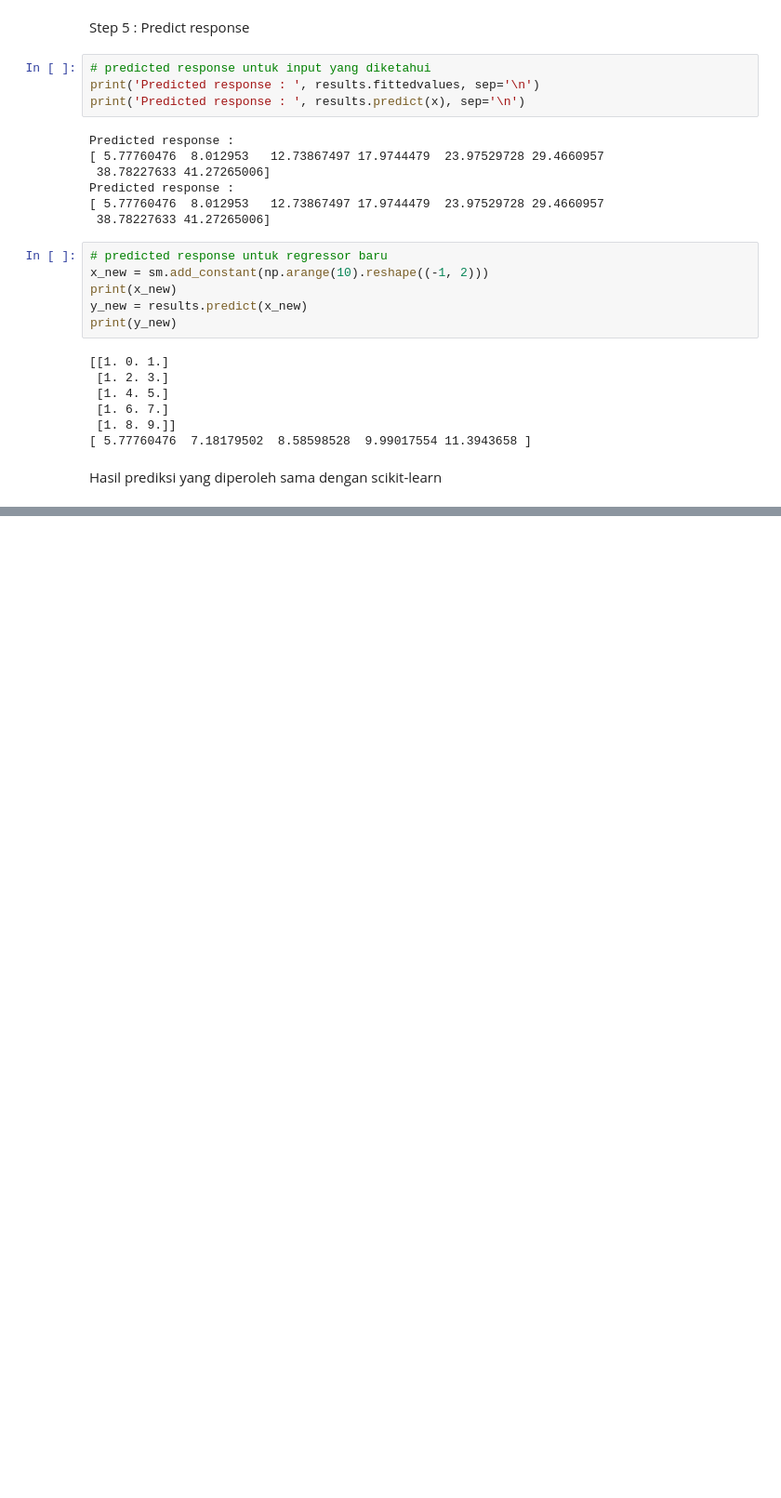
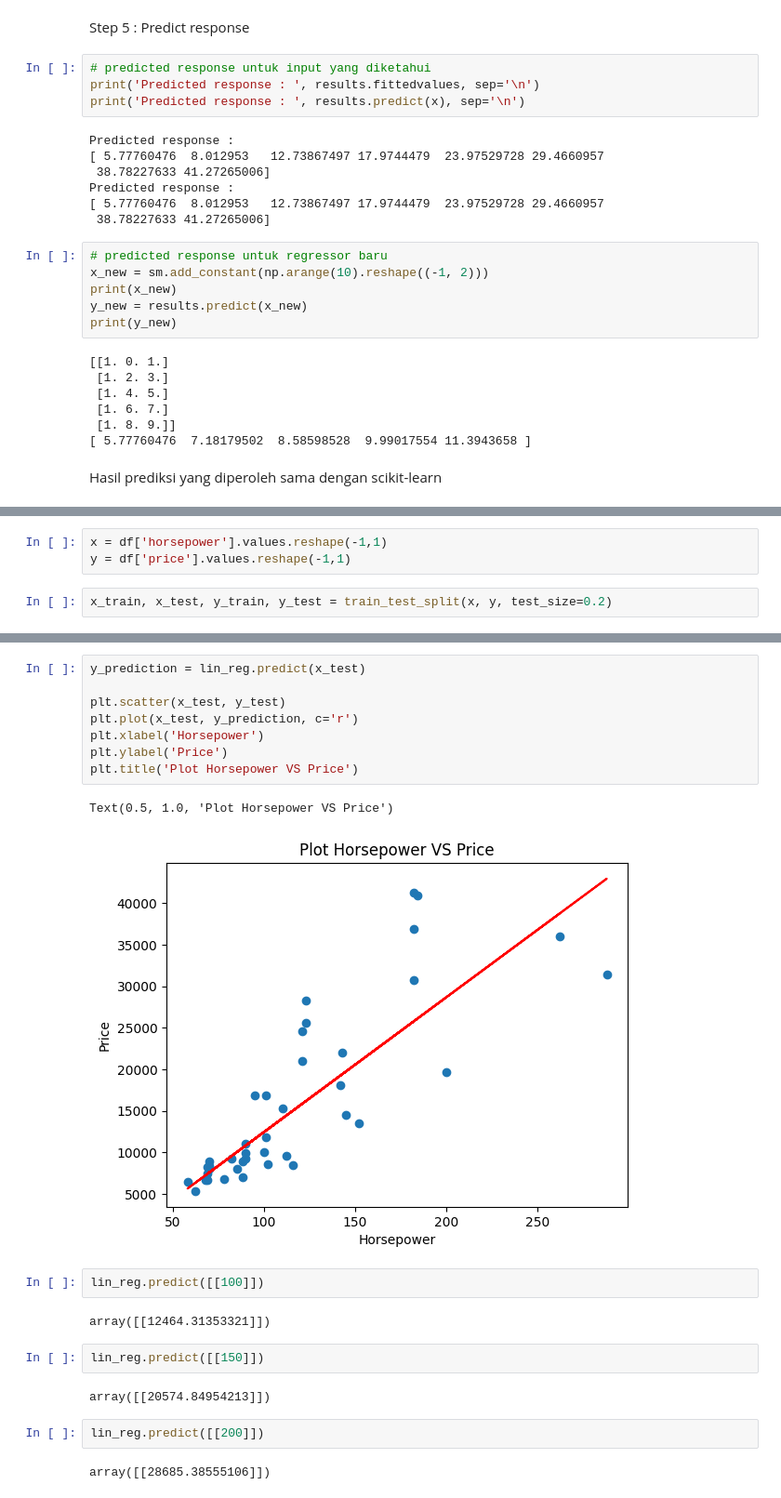
Before and after one commit to kireikharisma/H8_3, a Jupyter notebook: sesi11.ipynb, the cells around one changed output, grey strips where cells are left out. Shown: that part at 93% size. Cells and saved outputs as stored; diff of their text form; blank space fills up the shorter version.

```diff
--- a/sesi11.ipynb
+++ b/sesi11.ipynb
@@ -459,0 +684,5 @@ Hasil prediksi yang diperoleh sama dengan scikit-learn
+# %%
+x = df['horsepower'].values.reshape(-1,1)
+y = df['price'].values.reshape(-1,1)
+# %%
+x_train, x_test, y_train, y_test = train_test_split(x, y, test_size=0.2)
@@ -459,0 +712,23 @@ Hasil prediksi yang diperoleh sama dengan scikit-learn
+# %%
+y_prediction = lin_reg.predict(x_test)
+
+plt.scatter(x_test, y_test)
+plt.plot(x_test, y_prediction, c='r')
+plt.xlabel('Horsepower')
+plt.ylabel('Price')
+plt.title('Plot Horsepower VS Price')
+# %% [output]
+Text(0.5, 1.0, 'Plot Horsepower VS Price')
+[figure, added]
+# %%
+lin_reg.predict([[100]])
+# %% [output]
+array([[12464.31353321]])
+# %%
+lin_reg.predict([[150]])
+# %% [output]
+array([[20574.84954213]])
+# %%
+lin_reg.predict([[200]])
+# %% [output]
+array([[28685.38555106]])
```
Also changed, not shown: parts of 29 cells of this notebook.
